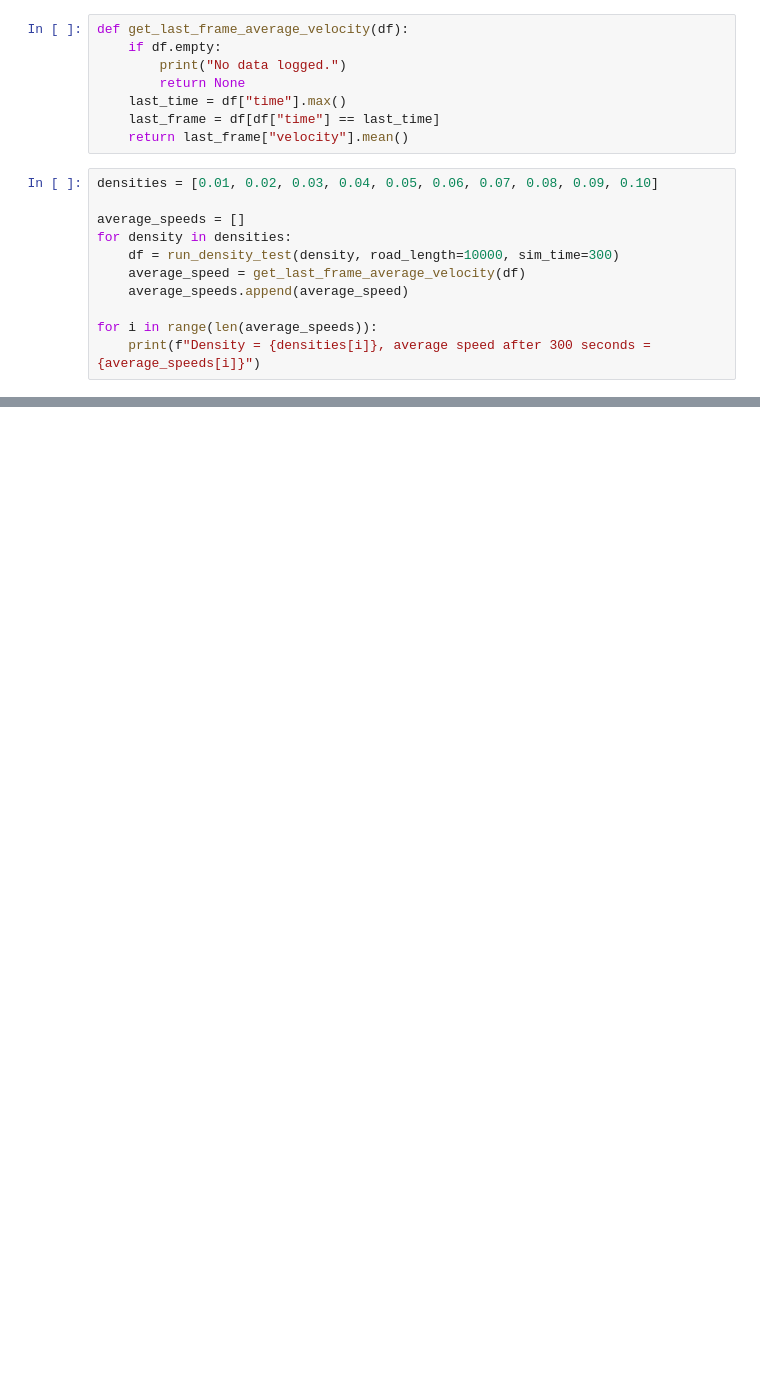
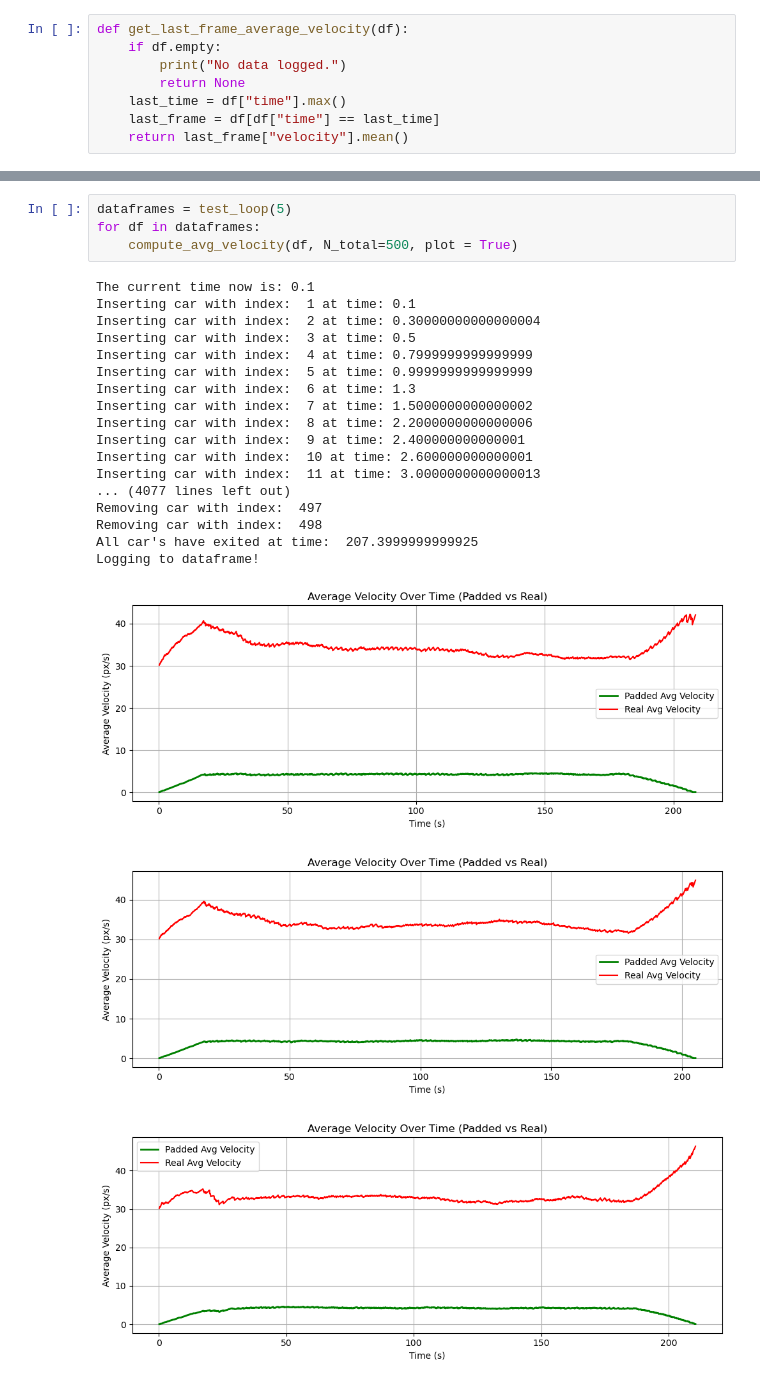
Before and after one commit to yuval-levi-046/PROM-Physical-Simulation, a Jupyter notebook: simulator.ipynb, the cells around one changed output, grey strips where cells are left out. Saved outputs shown, nothing was run; the diff lists cells and outputs as text; blank space fills up the shorter version.

```diff
--- a/simulator.ipynb
+++ b/simulator.ipynb
@@ -300,14 +21,3 @@ def get_last_frame_average_velocity(df):
     last_time = df["time"].max()
     last_frame = df[df["time"] == last_time]
     return last_frame["velocity"].mean()
-# %%
-densities = [0.01, 0.02, 0.03, 0.04, 0.05, 0.06, 0.07, 0.08, 0.09, 0.10]
-
-average_speeds = []
-for density in densities:
-    df = run_density_test(density, road_length=10000, sim_time=300)
-    average_speed = get_last_frame_average_velocity(df)
-    average_speeds.append(average_speed)
-
-for i in range(len(average_speeds)):
-    print(f"Density = {densities[i]}, average speed after 300 seconds = {average_speeds[i]}")
@@ -404,0 +107,25 @@ plt.show()
+# %%
+dataframes = test_loop(5)
+for df in dataframes:
+    compute_avg_velocity(df, N_total=500, plot = True)
+# %% [output]
+The current time now is: 0.1
+Inserting car with index:  1 at time: 0.1
+Inserting car with index:  2 at time: 0.30000000000000004
+Inserting car with index:  3 at time: 0.5
+Inserting car with index:  4 at time: 0.7999999999999999
+Inserting car with index:  5 at time: 0.9999999999999999
+Inserting car with index:  6 at time: 1.3
+Inserting car with index:  7 at time: 1.5000000000000002
+Inserting car with index:  8 at time: 2.2000000000000006
+Inserting car with index:  9 at time: 2.400000000000001
+Inserting car with index:  10 at time: 2.600000000000001
+Inserting car with index:  11 at time: 3.0000000000000013
+... (4077 lines left out)
+Removing car with index:  497
+Removing car with index:  498
+All car's have exited at time:  207.3999999999925
+Logging to dataframe!
+[figure, added]
+[figure, added]
+[figure, added]
```
Also changed, not shown: parts of 20 cells of this notebook, 5 other files.
